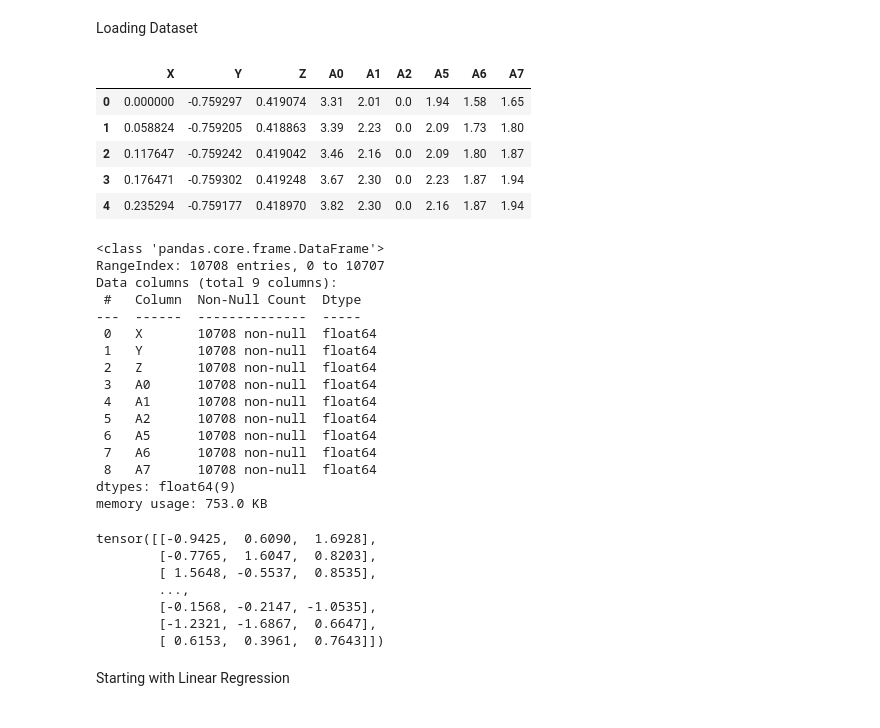
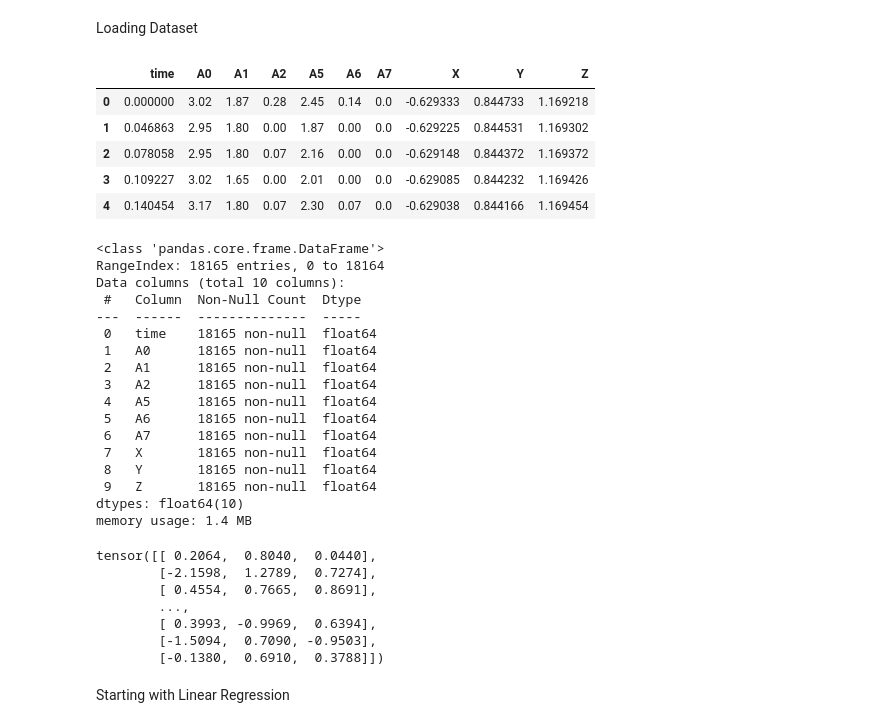
Before and after one commit to Adil7777/TensegrityWithLinearlyActuatedStruts, a Jupyter notebook: regression_models.ipynb, the cells around one changed output. Drawn from its saved outputs; the diff is of its cells as text; code cells hidden in the pictures.

```diff
--- a/regression_models.ipynb
+++ b/regression_models.ipynb
@@ -22,34 +22,35 @@ set_seed(42)
 # %% [markdown]
 Loading Dataset
 # %%
-dataset = pd.read_csv('dataset.csv')
+dataset = pd.read_csv('19JuneDataset.csv')
 dataset.head()
 # %% [output]
-|  | X | Y | Z | A0 | A1 | A2 | A5 | A6 | A7 |
-| 0 | 0.000000 | -0.759297 | 0.419074 | 3.31 | 2.01 | 0.0 | 1.94 | 1.58 | 1.65 |
-| 1 | 0.058824 | -0.759205 | 0.418863 | 3.39 | 2.23 | 0.0 | 2.09 | 1.73 | 1.80 |
-| 2 | 0.117647 | -0.759242 | 0.419042 | 3.46 | 2.16 | 0.0 | 2.09 | 1.80 | 1.87 |
-| 3 | 0.176471 | -0.759302 | 0.419248 | 3.67 | 2.30 | 0.0 | 2.23 | 1.87 | 1.94 |
-| 4 | 0.235294 | -0.759177 | 0.418970 | 3.82 | 2.30 | 0.0 | 2.16 | 1.87 | 1.94 |
+|  | time | A0 | A1 | A2 | A5 | A6 | A7 | X | Y | Z |
+| 0 | 0.000000 | 3.02 | 1.87 | 0.28 | 2.45 | 0.14 | 0.0 | -0.629333 | 0.844733 | 1.169218 |
+| 1 | 0.046863 | 2.95 | 1.80 | 0.00 | 1.87 | 0.00 | 0.0 | -0.629225 | 0.844531 | 1.169302 |
+| 2 | 0.078058 | 2.95 | 1.80 | 0.07 | 2.16 | 0.00 | 0.0 | -0.629148 | 0.844372 | 1.169372 |
+| 3 | 0.109227 | 3.02 | 1.65 | 0.00 | 2.01 | 0.00 | 0.0 | -0.629085 | 0.844232 | 1.169426 |
+| 4 | 0.140454 | 3.17 | 1.80 | 0.07 | 2.30 | 0.07 | 0.0 | -0.629038 | 0.844166 | 1.169454 |
 # %%
 dataset.info()
 # %% [output]
 <class 'pandas.core.frame.DataFrame'>
-RangeIndex: 10708 entries, 0 to 10707
-Data columns (total 9 columns):
+RangeIndex: 18165 entries, 0 to 18164
+Data columns (total 10 columns):
  #   Column  Non-Null Count  Dtype
 ---  ------  --------------  -----
- 0   X       10708 non-null  float64
- 1   Y       10708 non-null  float64
- 2   Z       10708 non-null  float64
- 3   A0      10708 non-null  float64
- 4   A1      10708 non-null  float64
- 5   A2      10708 non-null  float64
- 6   A5      10708 non-null  float64
- 7   A6      10708 non-null  float64
- 8   A7      10708 non-null  float64
-dtypes: float64(9)
-memory usage: 753.0 KB
+ 0   time    18165 non-null  float64
+ 1   A0      18165 non-null  float64
+ 2   A1      18165 non-null  float64
+ 3   A2      18165 non-null  float64
+ 4   A5      18165 non-null  float64
+ 5   A6      18165 non-null  float64
+ 6   A7      18165 non-null  float64
+ 7   X       18165 non-null  float64
+ 8   Y       18165 non-null  float64
+ 9   Z       18165 non-null  float64
+dtypes: float64(10)
+memory usage: 1.4 MB
 # %%
 X, y = dataset[["X", "Y", "Z"]], dataset[['A0', 'A1', 'A2', 'A5', 'A6', 'A7']]
 
@@ -77,13 +78,13 @@ X_val, X_test, y_val, y_test = train_test_split(X_temp, y_temp, test_size=0.5, r
 # %%
 X_train
 # %% [output]
-tensor([[-0.9425,  0.6090,  1.6928],
-        [-0.7765,  1.6047,  0.8203],
-        [ 1.5648, -0.5537,  0.8535],
+tensor([[ 0.2064,  0.8040,  0.0440],
+        [-2.1598,  1.2789,  0.7274],
+        [ 0.4554,  0.7665,  0.8691],
         ...,
-        [-0.1568, -0.2147, -1.0535],
-        [-1.2321, -1.6867,  0.6647],
-        [ 0.6153,  0.3961,  0.7643]])
+        [ 0.3993, -0.9969,  0.6394],
+        [-1.5094,  0.7090, -0.9503],
+        [-0.1380,  0.6910,  0.3788]])
 # %% [markdown]
 Starting with Linear Regression
 # %%
```
Also changed, not shown: parts of 8 cells of this notebook, 21 other files.
